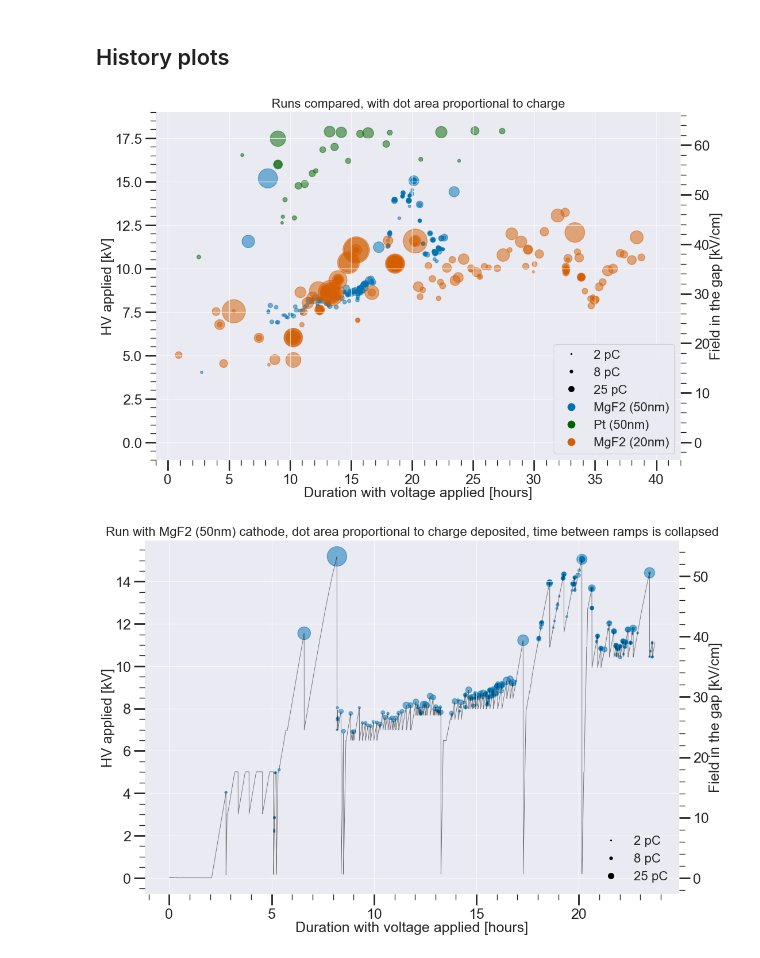
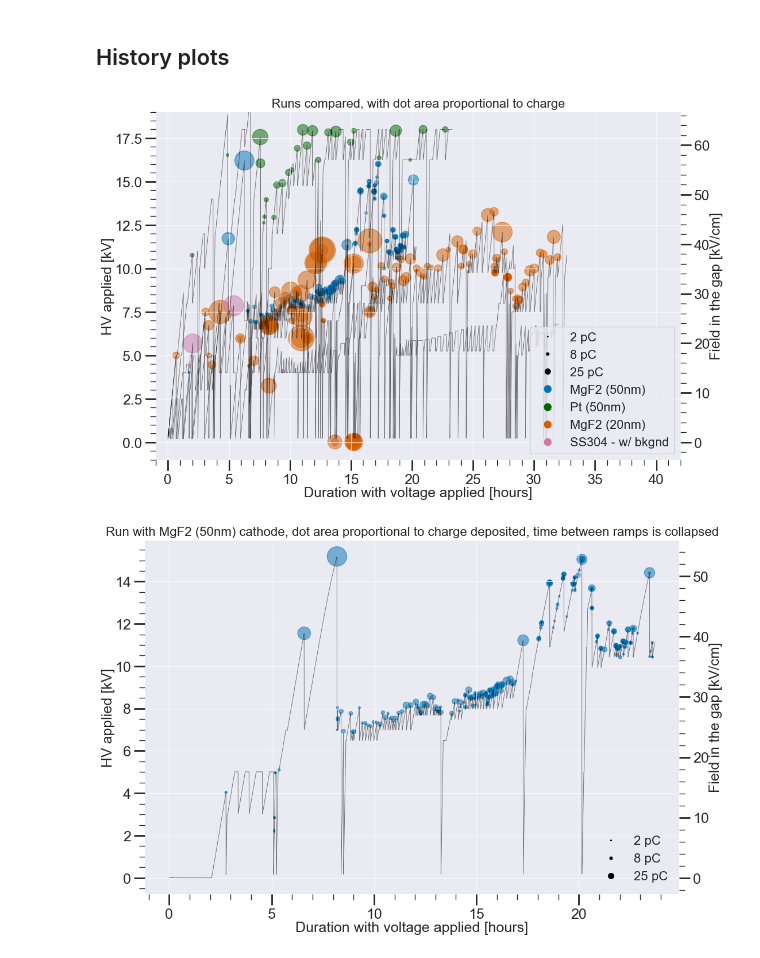
Before and after one commit to ejangelico/ad2-data-processing, a Jupyter notebook: notebooks/Analysis of run comparisons.ipynb, the cells around one changed output. Cells and saved outputs as stored; diff of their text form; code cells hidden in the pictures.

```diff
--- a/notebooks/Analysis of run comparisons.ipynb
+++ b/notebooks/Analysis of run comparisons.ipynb
@@ -16,9 +16,9 @@ sys.path.append("../AnalysisTools/")
 import Dataset
 import AnalysisTools
 # %%
-topdirs = {5:"../../data/Run5/", 6:"../../data/Run6/", 7:"../../data/Run7/", 8:"../../data/Run8/", 9:"../../data/Run9/"}
-configs = {5:"../configs/run5_config.yaml", 6:"../configs/run6_config.yaml", 7:"../configs/run7_config.yaml", 8:"../configs/run8_config.yaml", 9:"../configs/run9_config.yaml"}
-titles = {5:"SS304 uncoated", 6:"Refill of SS304 uncoated", 7:"MgF2 (50nm)", 8:"Pt (50nm)", 9:"MgF2 (20nm)"}
+topdirs = {5:"../../data/Run5/", 6:"../../data/Run6/", 7:"../../data/Run7/", 8:"../../data/Run8/", 9:"../../data/Run9/", 10:"../../data/Run10/"}
+configs = {5:"../configs/run5_config.yaml", 6:"../configs/run6_config.yaml", 7:"../configs/run7_config.yaml", 8:"../configs/run8_config.yaml", 9:"../configs/run9_config.yaml", 10:"../configs/run10_config.yaml"}
+titles = {5:"SS304 uncoated", 6:"Refill of SS304 uncoated", 7:"MgF2 (50nm)", 8:"Pt (50nm)", 9:"MgF2 (20nm)", 10:"SS304 - w/ bkgnd"}
 red_file_name = "combined_reduced.p"
 #analysis tools objects, unloaded data
 anas = {}
@@ -222,54 +222,50 @@ legend_elements = [\
     Line2D([0], [0], marker='o', linewidth=0, color='k', markersize=np.sqrt(8*charge_dot_scale)/2, label='8 pC'),
     Line2D([0], [0], marker='o', linewidth=0, color='k', markersize=np.sqrt(25*charge_dot_scale)/2, label='25 pC')]
 
-for i, run in enumerate([7,8,9]):
+for i, run in enumerate([7, 8, 9, 10]):
     ana = anas[run]
     d = ana.df
     d = d[~d["ch3 charge"].isna()]
-    ana.load_hv_textfiles()
-    ana.identify_ramps(ref='v_mon')
-    tdmap = ana.time_duration_map
-    #ax.plot(np.array(tdmap["dur"])/3600, tdmap["v"], color='k', linewidth=0.7, alpha=0.5)
+
 
     #negative polar events
     mask = (d["ch3 n negpeaks"] > 0) & (d["ch3 n pospeaks"] == 0) & (np.abs(d["ch3 charge"]) > 1)
+    #if(run == 10):
+        #mask = (np.abs(d["ch3 charge"]) > 2) #positive peaks allowed, because it was the only thing observed.
     d_ch = np.abs(np.array(d[mask]["ch3 charge"]))
     d_sec = np.array(d[mask]["ch3 seconds"])
     d_hv = np.array(d[mask]["ch3 hv"])
     d_E = np.array(d[mask]["ch3 field"])
 
     #recast time
     hv_event_durs = [ana.get_duration_from_timestamp(_)/3600 for _ in d_sec]
     ax.scatter(hv_event_durs, d_hv, s=list(np.array(d_ch)*charge_dot_scale), marker='o', alpha=0.5, facecolor=colors[i], edgecolor=colors[i])
     #ax.plot(hv_event_durs, d_hv, 'k-', alpha=0.3)
     #negative polar events
     mask = (d["ch3 n negpeaks"] == 0) & (d["ch3 n pospeaks"] > 0)
     d_ch = np.abs(np.array(d[mask]["ch3 charge"]))
     d_sec = np.array(d[mask]["ch3 seconds"])
     d_hv = np.array(d[mask]["ch3 hv"])
     d_E = np.array(d[mask]["ch3 field"])
 
+    #duration curve
+    ax.plot(np.array(ana.time_duration_map["dur"])/3600, ana.time_duration_map["v"], 'k-', linewidth=0.7, alpha=0.5)
 
-
-    #recast time
-    hv_event_durs = [ana.get_duration_from_timestamp(_)/3600 for _ in d_sec]
-
-    #ax.scatter(hv_event_durs, d_hv, s=list(np.array(d_ch)*charge_dot_scale), marker='v', alpha=0.5, facecolor=colors[i], edgecolor=colors[i])
-    #ax.plot(hv_event_durs, d_hv,  'k-', alpha=0.3)
     legend_elements.append(Line2D([0], [0], marker='o', linewidth=0, color=colors[i], markersize=10, label=ana.title))
 
 
 # Add legend with custom legend entries and solid color bounding background box
 ax.legend(handles=legend_elements, loc='lower right', frameon=True)
 
 ax.set_ylabel("HV applied [kV]")
 ax2.set_ylabel("Field in the gap [kV/cm]")
+#ax.set_xlim([0, 2])
 ax2.grid(False)
 ax.set_xlabel("Duration with voltage applied [hours]")
 ax.set_title("Runs compared, with dot area proportional to charge")
 plt.show()
 # %% [output]
-[figure, old version]
+[figure, new version]
 # %%
 colors = plt.rcParams['axes.prop_cycle'].by_key()['color']
 colors[1] = 'darkgreen'
```
Also changed, not shown: 9 other files.
